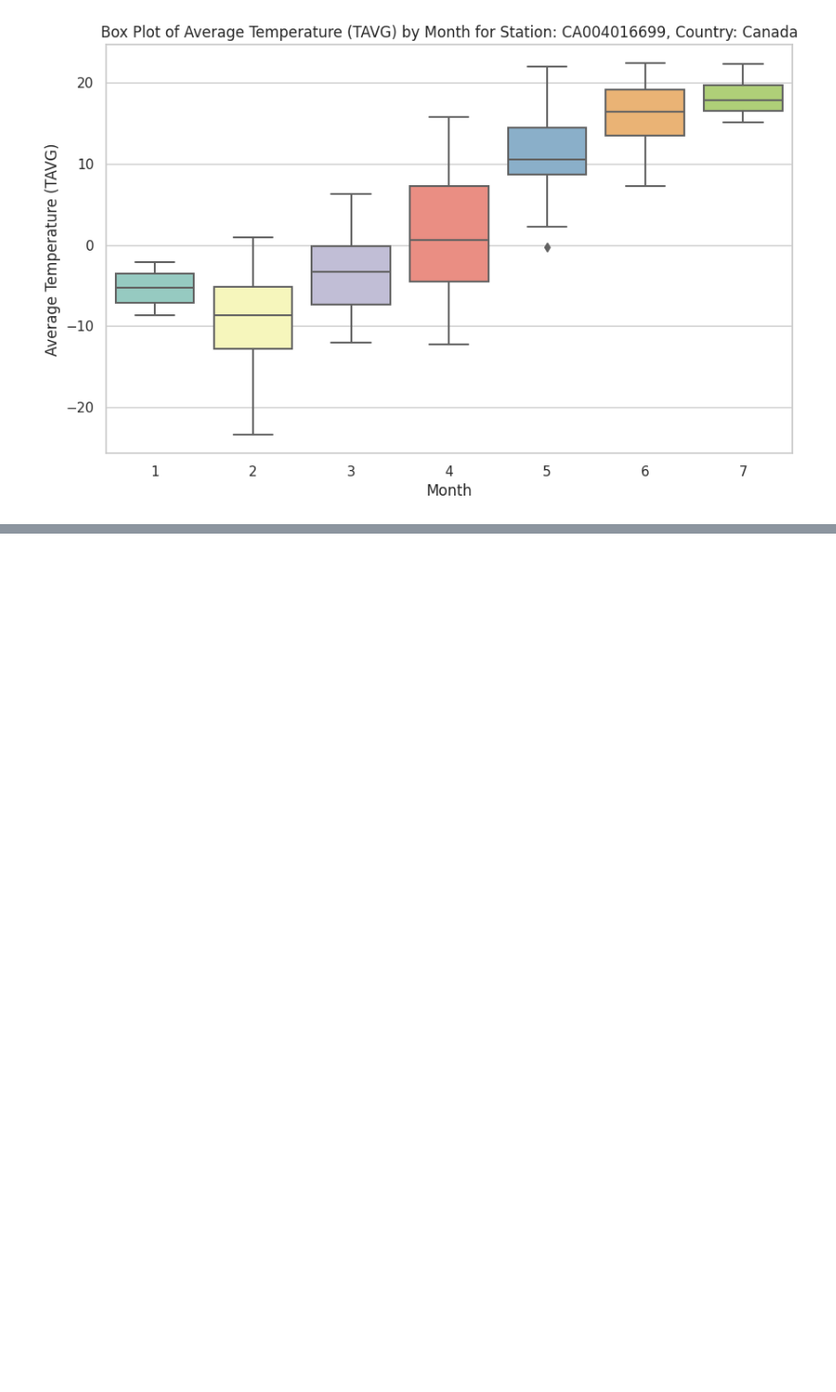
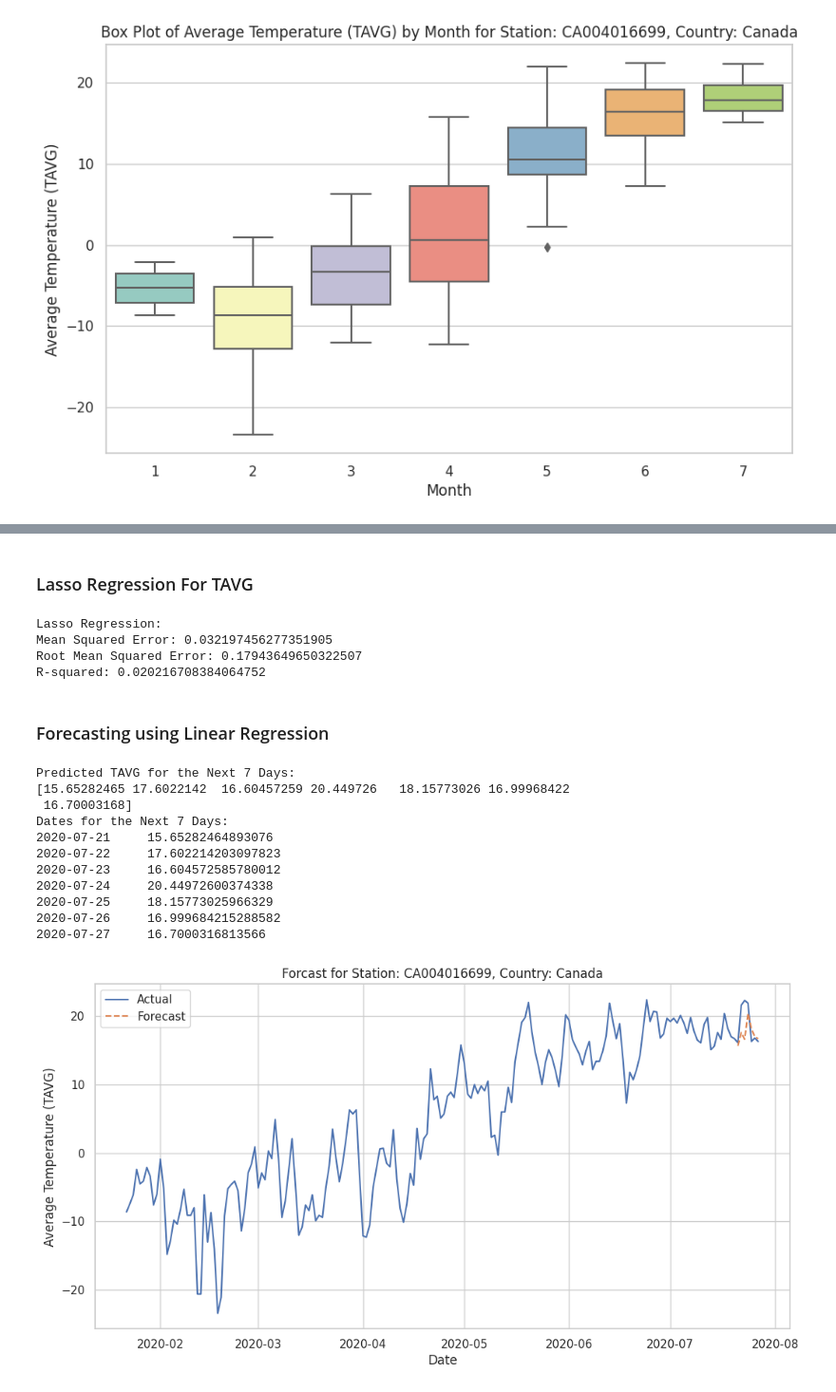
Before and after one commit to shreya139/MiningMavericks, a Jupyter notebook: Weather.ipynb, the cells around one changed output, grey strips where cells are left out. Shown at 95% size. Drawn from its saved outputs; the diff is of its cells as text; code cells hidden in the pictures; blank space fills up the shorter version.

```diff
--- a/Weather.ipynb
+++ b/Weather.ipynb
@@ -476,0 +702,68 @@ plt.show()
+# %% [markdown]
+### Lasso Regression For TAVG
+# %%
+lasso_model = Lasso(alpha=0.0001)
+lasso_model.fit(X_train, y_train)
+y_pred_lasso = lasso_model.predict(X_test)
+
+mse_lasso = mean_squared_error(y_test, y_pred_lasso)
+rmse_lasso = np.sqrt(mse_lasso)
+r2_lasso = r2_score(y_test, y_pred_lasso)
+
+print("Lasso Regression:")
+print("Mean Squared Error:", mse_lasso)
+print("Root Mean Squared Error:", rmse_lasso)
+print("R-squared:", r2_lasso)
+# %% [output]
+Lasso Regression:
+Mean Squared Error: 0.032197456277351905
+Root Mean Squared Error: 0.17943649650322507
+R-squared: 0.020216708384064752
+# %% [markdown]
+### Forecasting using Linear Regression
+# %%
+train_data = data1[data1['DATE'] < '2020-05-01']
+test_data = data1[(data1['DATE'] >= '2020-05-01') & (data1['DATE'] < '2020-07-21')]
+
+X_train, y_train = train_data[features], train_data[target_variable]
+X_test, y_test = test_data[features], test_data[target_variable]
+
+model = LinearRegression()
+model.fit(X_train, y_train)
+
+latest_data = data1.iloc[-14:-7,:]
+X_future = latest_data[features]
+
+y_future_pred = model.predict(X_future)
+
+print("Predicted TAVG for the Next 7 Days:")
+print(y_future_pred)
+
+latest_date = latest_data['DATE'].max()
+next_7_days = [latest_date + timedelta(days=i) for i in range(1, 8)]
+
+print("Dates for the Next 7 Days:")
+for i in range(len(next_7_days)):
+    print(next_7_days[i].strftime('%Y-%m-%d'),"   ",y_future_pred[i])
+
+plt.figure(figsize=(12, 6))
+plt.plot(data1['DATE'],data1['TAVG'], label='Actual')
+plt.plot(next_7_days, y_future_pred, label='Forecast', linestyle='--')
+plt.xlabel('Date')
+plt.ylabel('Average Temperature (TAVG)')
+plt.title(f'Forcast for Station: {station_to_analyze}, Country: {country_to_analyze}')
+plt.legend()
+plt.show()
+# %% [output]
+Predicted TAVG for the Next 7 Days:
+[15.65282465 17.6022142  16.60457259 20.449726   18.15773026 16.99968422
+ 16.70003168]
+Dates for the Next 7 Days:
+2020-07-21     15.65282464893076
+2020-07-22     17.602214203097823
+2020-07-23     16.604572585780012
+2020-07-24     20.44972600374338
+2020-07-25     18.15773025966329
+2020-07-26     16.999684215288582
+2020-07-27     16.7000316813566
+[figure, added]
```
Also changed, not shown: parts of 26 cells of this notebook.
